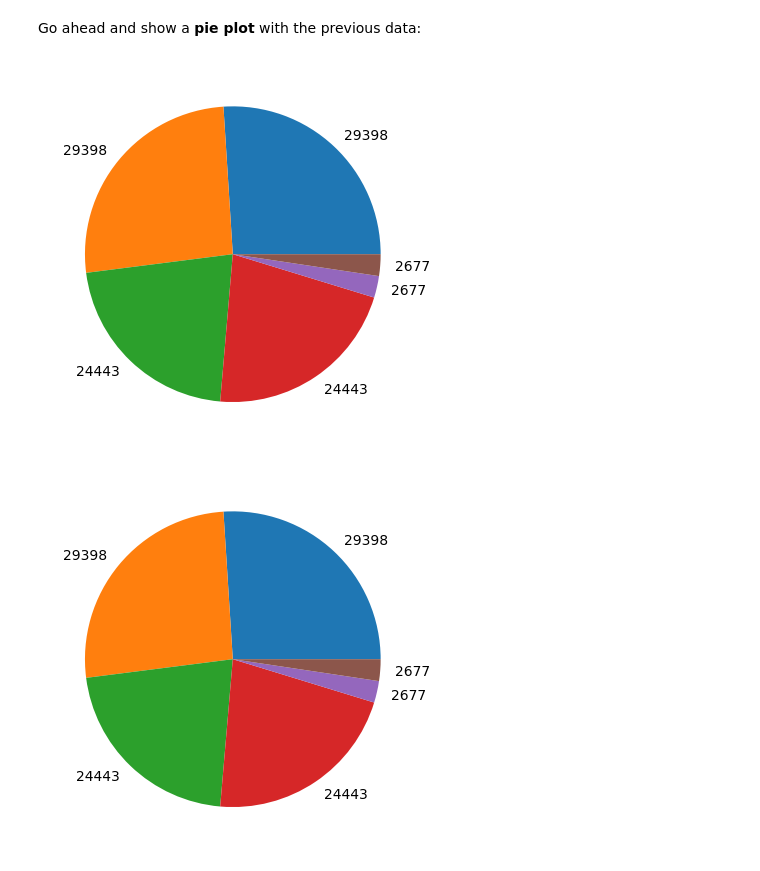
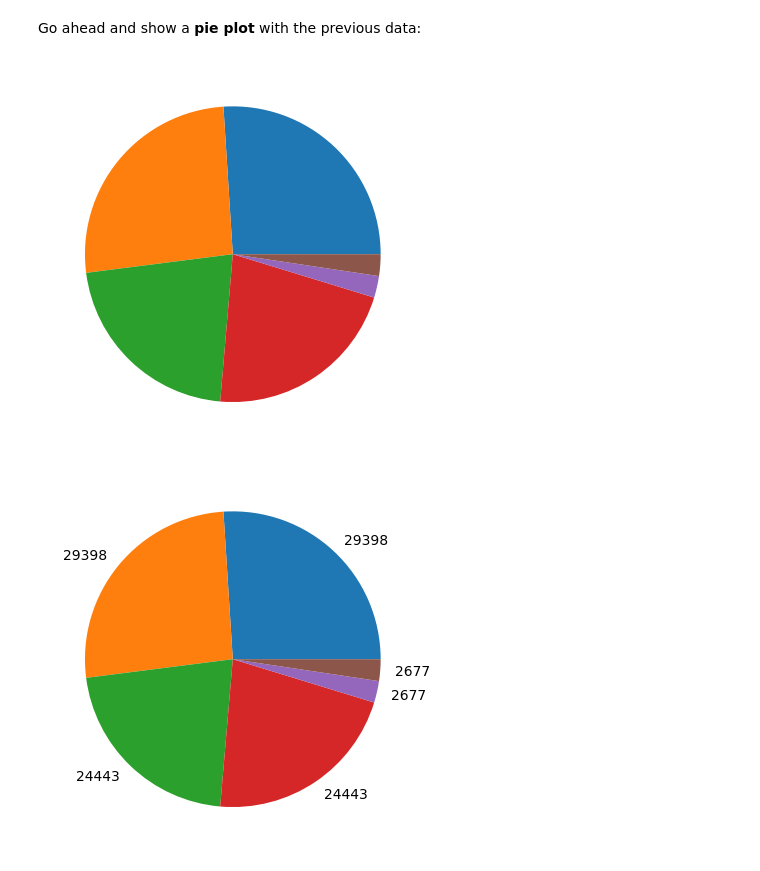
Before and after one commit to RIN666/DT, a Jupyter notebook: Exercises_1.ipynb, the cells around one changed output. Cells and saved outputs as stored; diff of their text form; code cells hidden in the pictures.

```diff
--- a/Exercises_1.ipynb
+++ b/Exercises_1.ipynb
@@ -96,10 +112,10 @@ dtype: int64
 # %% [markdown]
 Go ahead and show a <b>pie plot</b> with the previous data:
 # %%
-plt.pie(sales['Year'].value_counts(), labels= sales['Year'].value_counts())
+plt.pie(sales['Year'].value_counts())
 plt.show()
 # %% [output]
-[figure, old version]
+[figure, new version]
 # %%
 fig, ax = plt.subplots()
 ax.pie(sales['Year'].value_counts(), labels=sales['Year'].value_counts()) # Use value_counts() and .index for labels
```
Also changed, not shown: parts of 14 cells of this notebook.
